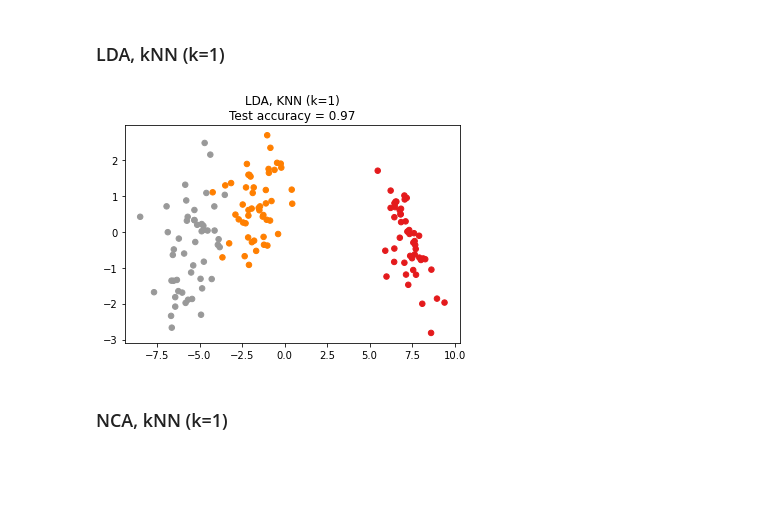
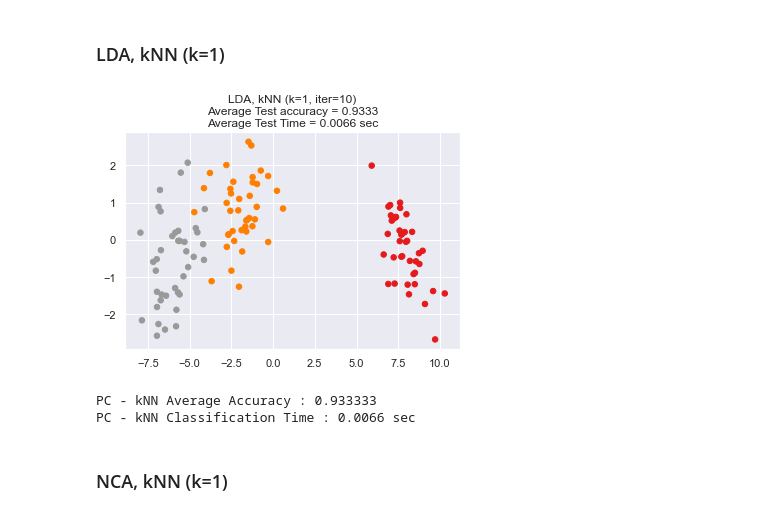
Before and after one commit to minercode625/Archive, a Jupyter notebook: ML/NCA/002_PCA_LDA_NCA_kNN_Comparison.ipynb, the cells around one changed output. Saved outputs shown, nothing was run; the diff lists cells and outputs as text; code cells hidden in the pictures; blank space fills up the shorter version.

```diff
--- a/ML/NCA/002_PCA_LDA_NCA_kNN_Comparison.ipynb
+++ b/ML/NCA/002_PCA_LDA_NCA_kNN_Comparison.ipynb
@@ -37,28 +75,48 @@ plt.show()
 # %% [markdown]
 ### LDA, kNN (k=1)
-# %%
-n_neighbors = 1
-random_state = 0
-
-iris = datasets.load_iris()
-X, y = iris.data, iris.target
-
-X_train, X_test, y_train, y_test = train_test_split(X, y, test_size=0.2, stratify=y, random_state=random_state)
-
-lda = make_pipeline(StandardScaler(), LinearDiscriminantAnalysis(n_components=2))
-knn = KNeighborsClassifier(n_neighbors=n_neighbors)
-
-lda.fit(X_train, y_train)
-knn.fit(lda.transform(X_train), y_train)
-
-acc_knn = knn.score(lda.transform(X_test), y_test)
-X_embedded = lda.transform(X)
-
-plt.figure()
-plt.scatter(X_embedded[:, 0], X_embedded[:, 1], c=y, s=30, cmap="Set1")
-plt.title("{}, KNN (k={})\nTest accuracy = {:.2f}".format("LDA", n_neighbors, acc_knn))
-plt.show()
-# %% [output]
-[figure, removed]
+# %%
+# LDA, kNN
+avg_acc = []
+avg_time = []
+
+max_seed = 10
+
+for seed in range(max_seed):
+    x_train, x_test, y_train, y_test = train_test_split(features, target, test_size=0.2, random_state=seed, shuffle=True, stratify=target)
+
+    k_neighbors = 1
+
+    lda = make_pipeline(StandardScaler(), LDA(n_components=2))
+    knn = KNeighborsClassifier(k_neighbors, weights='distance', n_jobs=-1)
+
+    lda.fit(x_train, y_train)
+    knn.fit(lda.transform(x_train), y_train)
+
+    start = time.perf_counter()
+    test_score = knn.score(lda.transform(x_test), y_test)
+    end = time.perf_counter() - start
+
+    avg_acc.append(test_score)
+    avg_time.append(end)
+
+mean_acc = np.array(avg_acc).mean()
+mean_time = np.array(avg_time).mean()
+
+comparison_acc.append(mean_acc)
+comparison_time.append(mean_time)
+
+X_embedded = lda.transform(x_train)
+
+plt.figure()
+plt.scatter(X_embedded[:, 0], X_embedded[:, 1], c=y_train, s=30, cmap="Set1")
+plt.title("{}, kNN (k={}, iter={})\nAverage Test accuracy = {:.4f}\nAverage Test Time = {:.4f} sec".format("LDA", k_neighbors, max_seed, mean_acc, mean_time))
+plt.show()
+
+print("PC - kNN Average Accuracy : %f" % mean_acc)
+print("PC - kNN Classification Time : %.4f" % mean_time, "sec")
+# %% [output]
+[figure, added]
+PC - kNN Average Accuracy : 0.933333
+PC - kNN Classification Time : 0.0066 sec
 # %% [markdown]
 ### NCA, kNN (k=1)
```
Also changed, not shown: parts of 11 cells of this notebook, 3 other files.
